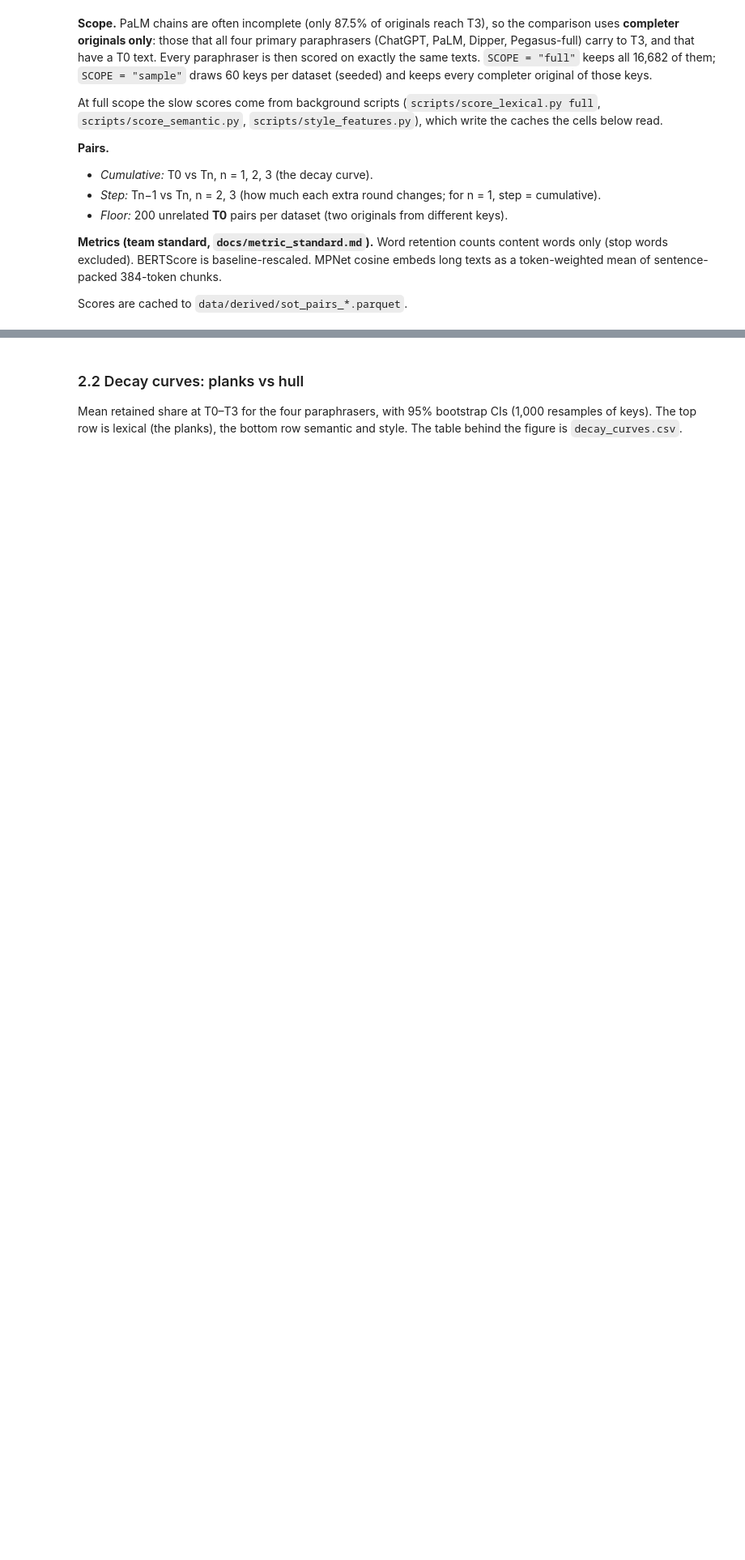
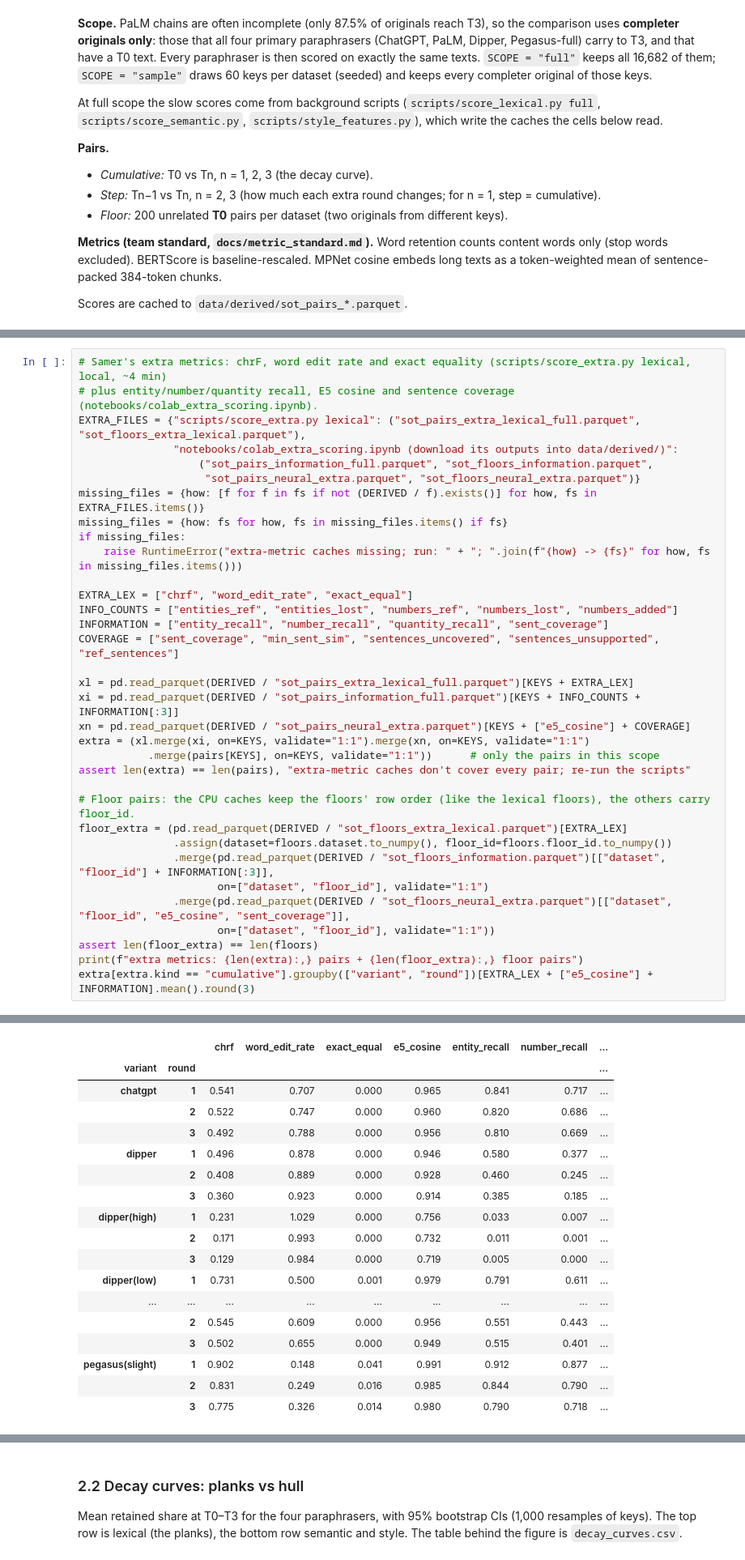
Before and after one commit to Samer-4/multilingual-ship-of-theseus, a Jupyter notebook: notebooks/sot_analysis.ipynb, the cells around one changed output, grey strips where cells are left out. Shown at 81% size. Cells and saved outputs as stored; diff of their text form; blank space fills up the shorter version.

```diff
--- a/notebooks/sot_analysis.ipynb
+++ b/notebooks/sot_analysis.ipynb
@@ -263,0 +344,35 @@ style[style.kind == "cumulative"].groupby(["variant", "round"])[STYLE_COMPONENTS
+# %%
+# Samer's extra metrics: chrF, word edit rate and exact equality (scripts/score_extra.py lexical, local, ~4 min)
+# plus entity/number/quantity recall, E5 cosine and sentence coverage (notebooks/colab_extra_scoring.ipynb).
+EXTRA_FILES = {"scripts/score_extra.py lexical": ("sot_pairs_extra_lexical_full.parquet", "sot_floors_extra_lexical.parquet"),
+               "notebooks/colab_extra_scoring.ipynb (download its outputs into data/derived/)":
+                   ("sot_pairs_information_full.parquet", "sot_floors_information.parquet",
+                    "sot_pairs_neural_extra.parquet", "sot_floors_neural_extra.parquet")}
+missing_files = {how: [f for f in fs if not (DERIVED / f).exists()] for how, fs in EXTRA_FILES.items()}
+missing_files = {how: fs for how, fs in missing_files.items() if fs}
+if missing_files:
+    raise RuntimeError("extra-metric caches missing; run: " + "; ".join(f"{how} -> {fs}" for how, fs in missing_files.items()))
+
+EXTRA_LEX = ["chrf", "word_edit_rate", "exact_equal"]
+INFO_COUNTS = ["entities_ref", "entities_lost", "numbers_ref", "numbers_lost", "numbers_added"]
+INFORMATION = ["entity_recall", "number_recall", "quantity_recall", "sent_coverage"]
+COVERAGE = ["sent_coverage", "min_sent_sim", "sentences_uncovered", "sentences_unsupported", "ref_sentences"]
+
+xl = pd.read_parquet(DERIVED / "sot_pairs_extra_lexical_full.parquet")[KEYS + EXTRA_LEX]
+xi = pd.read_parquet(DERIVED / "sot_pairs_information_full.parquet")[KEYS + INFO_COUNTS + INFORMATION[:3]]
+xn = pd.read_parquet(DERIVED / "sot_pairs_neural_extra.parquet")[KEYS + ["e5_cosine"] + COVERAGE]
+extra = (xl.merge(xi, on=KEYS, validate="1:1").merge(xn, on=KEYS, validate="1:1")
+           .merge(pairs[KEYS], on=KEYS, validate="1:1"))      # only the pairs in this scope
+assert len(extra) == len(pairs), "extra-metric caches don't cover every pair; re-run the scripts"
+
+# Floor pairs: the CPU caches keep the floors' row order (like the lexical floors), the others carry floor_id.
+floor_extra = (pd.read_parquet(DERIVED / "sot_floors_extra_lexical.parquet")[EXTRA_LEX]
+               .assign(dataset=floors.dataset.to_numpy(), floor_id=floors.floor_id.to_numpy())
+               .merge(pd.read_parquet(DERIVED / "sot_floors_information.parquet")[["dataset", "floor_id"] + INFORMATION[:3]],
+                      on=["dataset", "floor_id"], validate="1:1")
+               .merge(pd.read_parquet(DERIVED / "sot_floors_neural_extra.parquet")[["dataset", "floor_id", "e5_cosine", "sent_coverage"]],
+                      on=["dataset", "floor_id"], validate="1:1"))
+assert len(floor_extra) == len(floors)
+print(f"extra metrics: {len(extra):,} pairs + {len(floor_extra):,} floor pairs")
+extra[extra.kind == "cumulative"].groupby(["variant", "round"])[EXTRA_LEX + ["e5_cosine"] + INFORMATION].mean().round(3)
+# %% [output]
@@ -264,3 +380,21 @@ style[style.kind == "cumulative"].groupby(["variant", "round"])[STYLE_COMPONENTS
+|  |  | chrf | word_edit_rate | exact_equal | e5_cosine | entity_recall | number_recall | ... |
+| variant | round |  |  |  |  |  |  | ... |
+| chatgpt | 1 | 0.541 | 0.707 | 0.000 | 0.965 | 0.841 | 0.717 | ... |
+|  | 2 | 0.522 | 0.747 | 0.000 | 0.960 | 0.820 | 0.686 | ... |
+|  | 3 | 0.492 | 0.788 | 0.000 | 0.956 | 0.810 | 0.669 | ... |
+| dipper | 1 | 0.496 | 0.878 | 0.000 | 0.946 | 0.580 | 0.377 | ... |
+|  | 2 | 0.408 | 0.889 | 0.000 | 0.928 | 0.460 | 0.245 | ... |
+|  | 3 | 0.360 | 0.923 | 0.000 | 0.914 | 0.385 | 0.185 | ... |
+| dipper(high) | 1 | 0.231 | 1.029 | 0.000 | 0.756 | 0.033 | 0.007 | ... |
+|  | 2 | 0.171 | 0.993 | 0.000 | 0.732 | 0.011 | 0.001 | ... |
+|  | 3 | 0.129 | 0.984 | 0.000 | 0.719 | 0.005 | 0.000 | ... |
+| dipper(low) | 1 | 0.731 | 0.500 | 0.001 | 0.979 | 0.791 | 0.611 | ... |
+| ... | ... | ... | ... | ... | ... | ... | ... | ... |
+|  | 2 | 0.545 | 0.609 | 0.000 | 0.956 | 0.551 | 0.443 | ... |
+|  | 3 | 0.502 | 0.655 | 0.000 | 0.949 | 0.515 | 0.401 | ... |
+| pegasus(slight) | 1 | 0.902 | 0.148 | 0.041 | 0.991 | 0.912 | 0.877 | ... |
+|  | 2 | 0.831 | 0.249 | 0.016 | 0.985 | 0.844 | 0.790 | ... |
+|  | 3 | 0.775 | 0.326 | 0.014 | 0.980 | 0.790 | 0.718 | ... |
 # %% [markdown]
 ### 2.1 One scale for every metric: retained share
 
```
Also changed, not shown: parts of 14 cells of this notebook, 14 other files.
